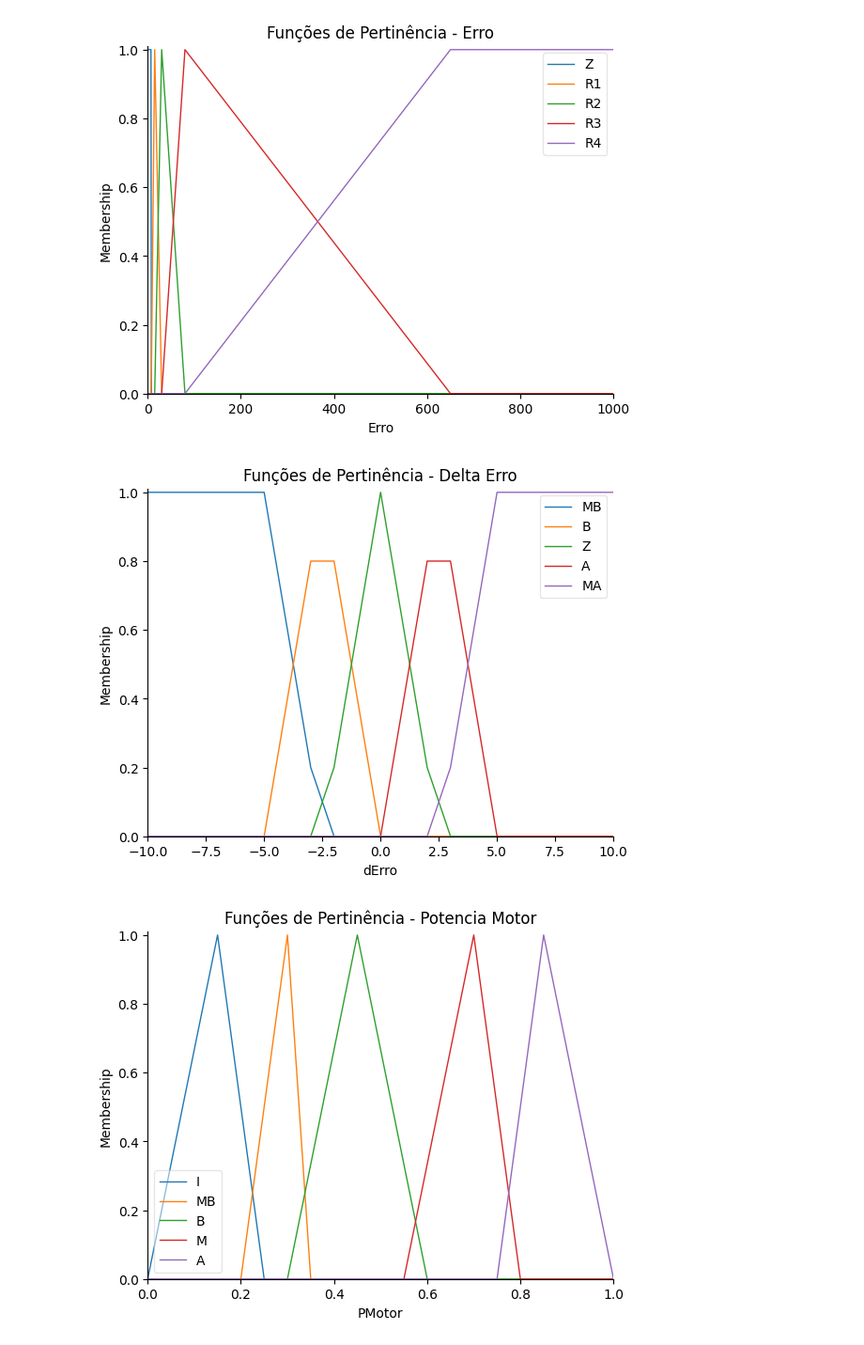
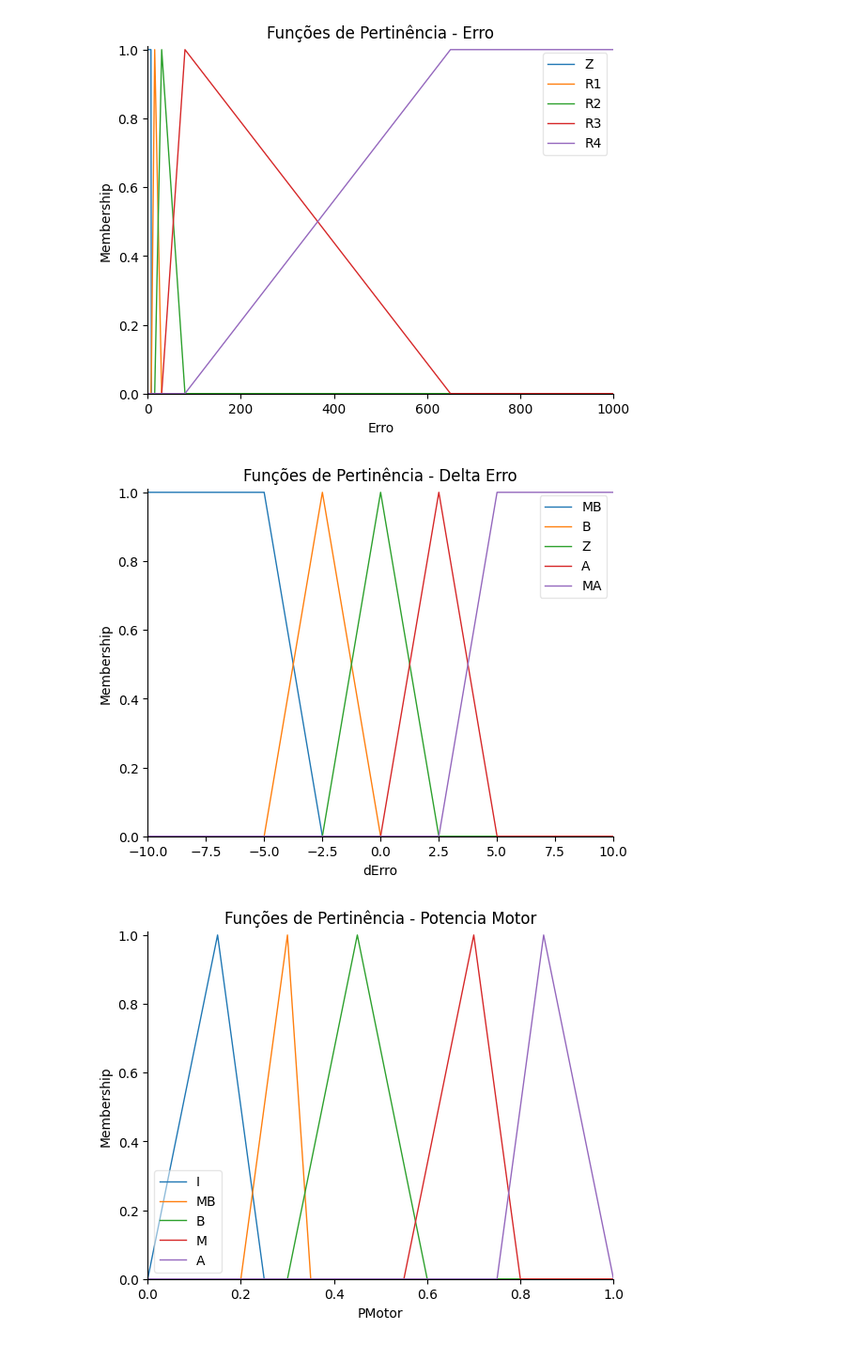
Before and after one commit to matheusAFONSECA/C213-trabalho-2, a Jupyter notebook: notebooks/C213_Fuzzy.ipynb, the cells around one changed output. Shown at 94% size. Cells and saved outputs as stored; diff of their text form; code cells hidden in the pictures.

Commit message:
fix(plot): plot ajusted
plot of delta error
ajusted.

```diff
--- a/notebooks/C213_Fuzzy.ipynb
+++ b/notebooks/C213_Fuzzy.ipynb
@@ -21,35 +21,35 @@ Erro = ctrl.Antecedent(universe=np.arange(0, 1001, 1), label="Erro")
 
 # Definindo funções de pertinência para o erro
 Erro["Z"] = fuzz.trapmf(Erro.universe, [0, 0, 7.5, 7.5])  # Zero Error
 Erro["R1"] = fuzz.trimf(Erro.universe, [7.5, 15, 30])  # erro 1
 Erro["R2"] = fuzz.trimf(Erro.universe, [15, 30, 80])  # Erro 2
 Erro["R3"] = fuzz.trimf(Erro.universe, [30, 80, 650])  # Erro 3
 Erro["R4"] = fuzz.trapmf(Erro.universe, [80, 650, 1000, 1000])  # Erro 4
 
 
-dErro = ctrl.Antecedent(universe=np.arange(-1000, 1001, 1), label="dErro")
+dErro = ctrl.Antecedent(universe=np.arange(-1000, 1001, 0.5), label="dErro")
 
 # Funções de pertinência para 'DeltaErro'
 dErro["MB"] = fuzz.trapmf(dErro.universe, [-1000, -1000, -5, -2.5])  # Grande Negativo
 dErro["B"] = fuzz.trimf(dErro.universe, [-5, -2.5, 0])  # Pequeno Negativo
 dErro["Z"] = fuzz.trimf(dErro.universe, [-2.5, 0, 2.5])  # Estabilizado
 dErro["A"] = fuzz.trimf(dErro.universe, [0, 2.5, 5])  # Pequeno Positivo
 dErro["MA"] = fuzz.trapmf(dErro.universe, [2.5, 5, 1000, 1000])  # Grande Positivo
 
 
 # Plot para Erro
 Erro.view()
 plt.title("Funções de Pertinência - Erro")
 plt.show()
 # Plot para Delta Erro
 dErro.view()
 plt.xlim(-10, 10)
 plt.title("Funções de Pertinência - Delta Erro")
 
 plt.show()
 # %% [output]
 [figure]
-[figure, old version]
+[figure, new version]
 # %%
 PotenciaMotor = ctrl.Consequent(universe=np.arange(0, 1.01, 0.01), label="PMotor")
 
```
Also changed, not shown: parts of 1 cell of this notebook, 2 other files.
